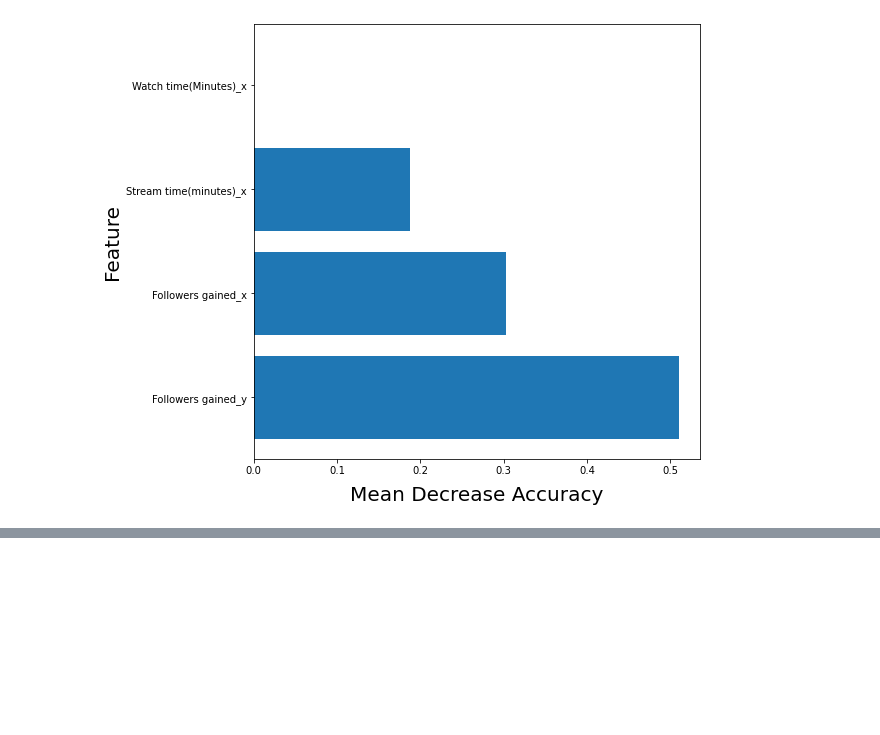
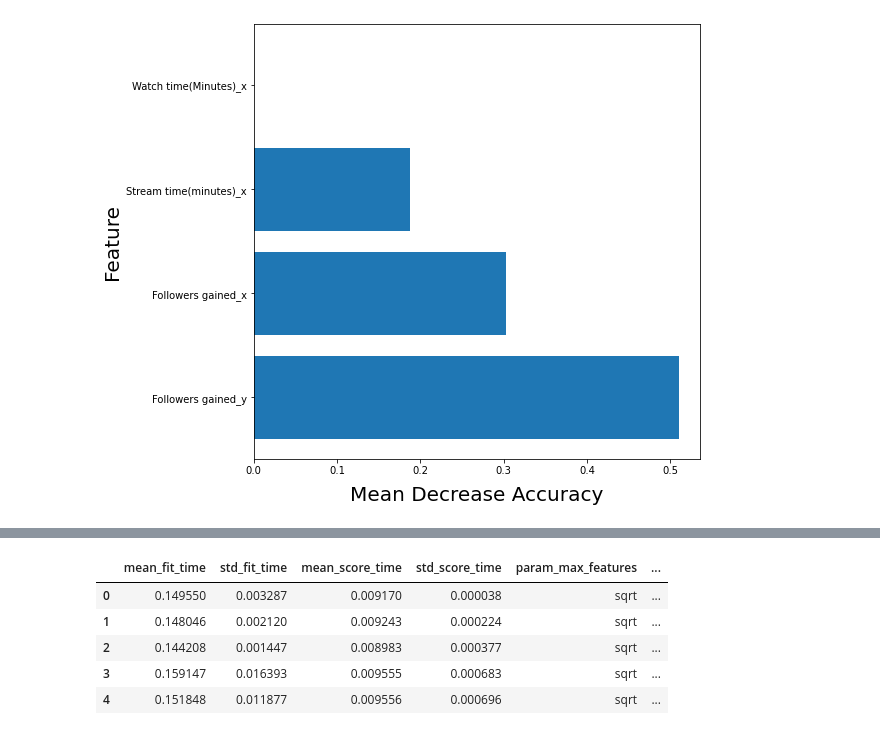
Before and after one commit to meowkaiser/Twitch-Analytics, a Jupyter notebook: Michael Schor Notebook.ipynb, the cells around one changed output, grey strips where cells are left out. Cells and saved outputs as stored; diff of their text form; code cells hidden in the pictures; blank space fills up the shorter version.

```diff
--- a/Michael Schor Notebook.ipynb
+++ b/Michael Schor Notebook.ipynb
@@ -502,0 +505,2 @@ tree_cv_df.head()
+# %%
+forest = RandomForestClassifier()
@@ -502,0 +579,10 @@ tree_cv_df.head()
+# %%
+forest_cv_df = pd.DataFrame(forrest_grid_search.cv_results_)
+forest_cv_df.head()
+# %% [output]
+|  | mean_fit_time | std_fit_time | mean_score_time | std_score_time | param_max_features | ... |
+| 0 | 0.149550 | 0.003287 | 0.009170 | 0.000038 | sqrt | ... |
+| 1 | 0.148046 | 0.002120 | 0.009243 | 0.000224 | sqrt | ... |
+| 2 | 0.144208 | 0.001447 | 0.008983 | 0.000377 | sqrt | ... |
+| 3 | 0.159147 | 0.016393 | 0.009555 | 0.000683 | sqrt | ... |
+| 4 | 0.151848 | 0.011877 | 0.009556 | 0.000696 | sqrt | ... |
```
Also changed, not shown: parts of 15 cells of this notebook.
